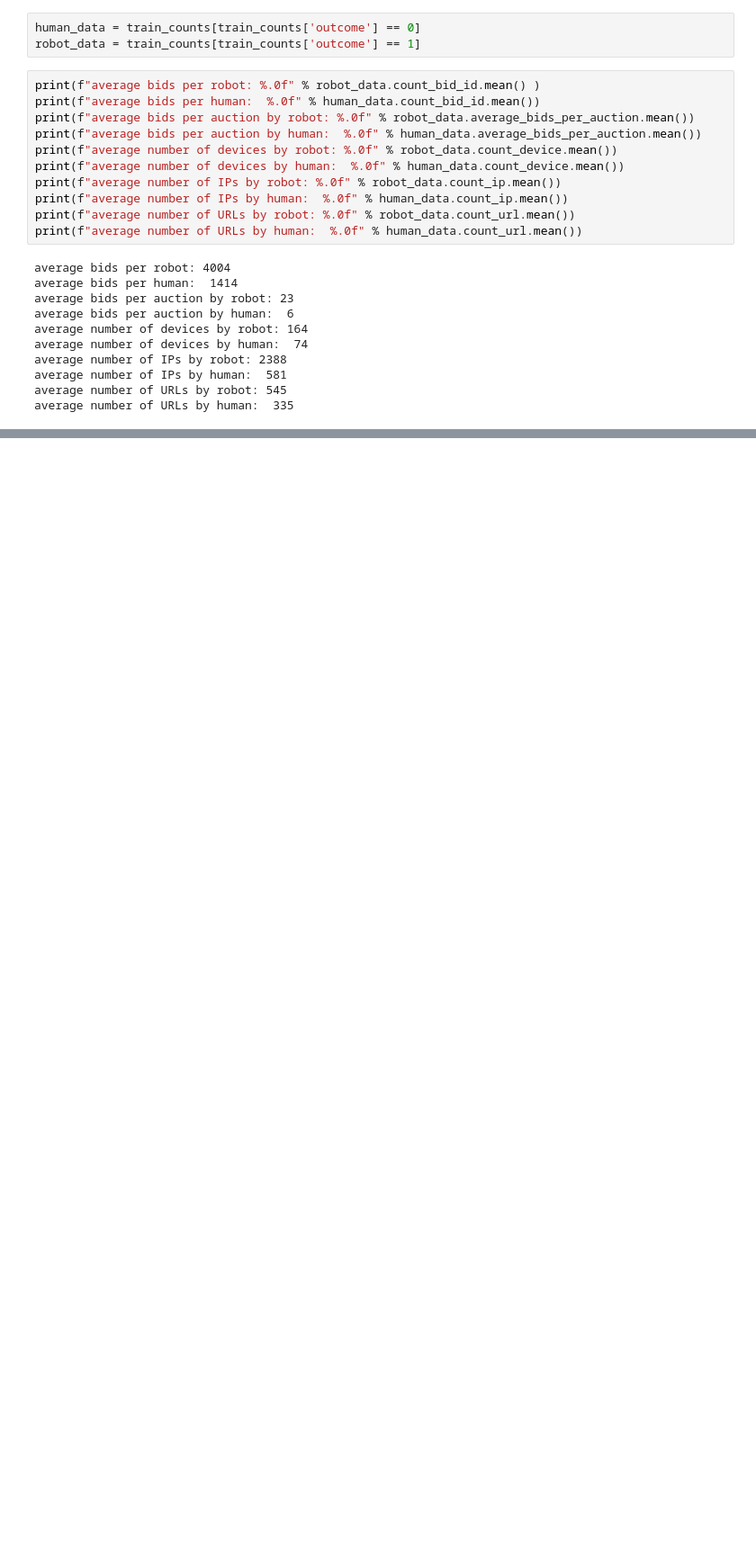
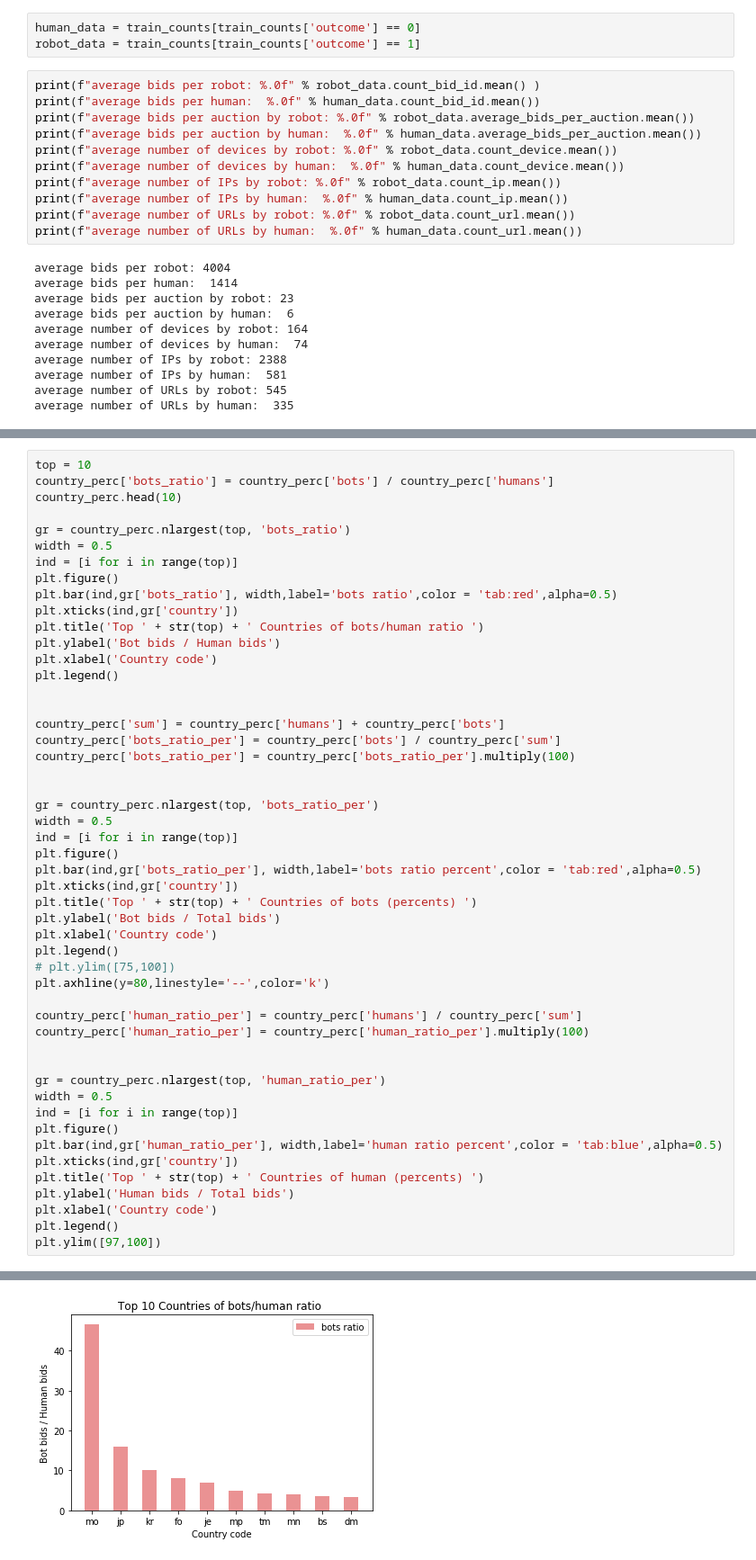
Before and after one commit to TomAmster/Data-Science, a Jupyter notebook: EDA_Explaratory_Data_Analysis.ipynb, the cells around one changed output, grey strips where cells are left out. Shown at 90% size. Saved outputs shown, nothing was run; the diff lists cells and outputs as text; blank space fills up the shorter version.

```diff
--- a/EDA_Explaratory_Data_Analysis.ipynb
+++ b/EDA_Explaratory_Data_Analysis.ipynb
@@ -140,0 +206,51 @@ average number of URLs by human:  335
+# %%
+top = 10
+country_perc['bots_ratio'] = country_perc['bots'] / country_perc['humans']
+country_perc.head(10)
+
+gr = country_perc.nlargest(top, 'bots_ratio')
+width = 0.5
+ind = [i for i in range(top)]
+plt.figure()
+plt.bar(ind,gr['bots_ratio'], width,label='bots ratio',color = 'tab:red',alpha=0.5)
+plt.xticks(ind,gr['country'])
+plt.title('Top ' + str(top) + ' Countries of bots/human ratio ')
+plt.ylabel('Bot bids / Human bids')
+plt.xlabel('Country code')
+plt.legend()
+
+
+country_perc['sum'] = country_perc['humans'] + country_perc['bots']
+country_perc['bots_ratio_per'] = country_perc['bots'] / country_perc['sum']
+country_perc['bots_ratio_per'] = country_perc['bots_ratio_per'].multiply(100)
+
+
+gr = country_perc.nlargest(top, 'bots_ratio_per')
+width = 0.5
+ind = [i for i in range(top)]
+plt.figure()
+plt.bar(ind,gr['bots_ratio_per'], width,label='bots ratio percent',color = 'tab:red',alpha=0.5)
+plt.xticks(ind,gr['country'])
+plt.title('Top ' + str(top) + ' Countries of bots (percents) ')
+plt.ylabel('Bot bids / Total bids')
+plt.xlabel('Country code')
+plt.legend()
+# plt.ylim([75,100])
+plt.axhline(y=80,linestyle='--',color='k')
+
+country_perc['human_ratio_per'] = country_perc['humans'] / country_perc['sum']
+country_perc['human_ratio_per'] = country_perc['human_ratio_per'].multiply(100)
+
+
+gr = country_perc.nlargest(top, 'human_ratio_per')
+width = 0.5
+ind = [i for i in range(top)]
+plt.figure()
+plt.bar(ind,gr['human_ratio_per'], width,label='human ratio percent',color = 'tab:blue',alpha=0.5)
+plt.xticks(ind,gr['country'])
+plt.title('Top ' + str(top) + ' Countries of human (percents) ')
+plt.ylabel('Human bids / Total bids')
+plt.xlabel('Country code')
+plt.legend()
+plt.ylim([97,100])
+# %% [output]
@@ -140,0 +258 @@ average number of URLs by human:  335
+[figure, added]
```
Also changed, not shown: parts of 10 cells of this notebook.
